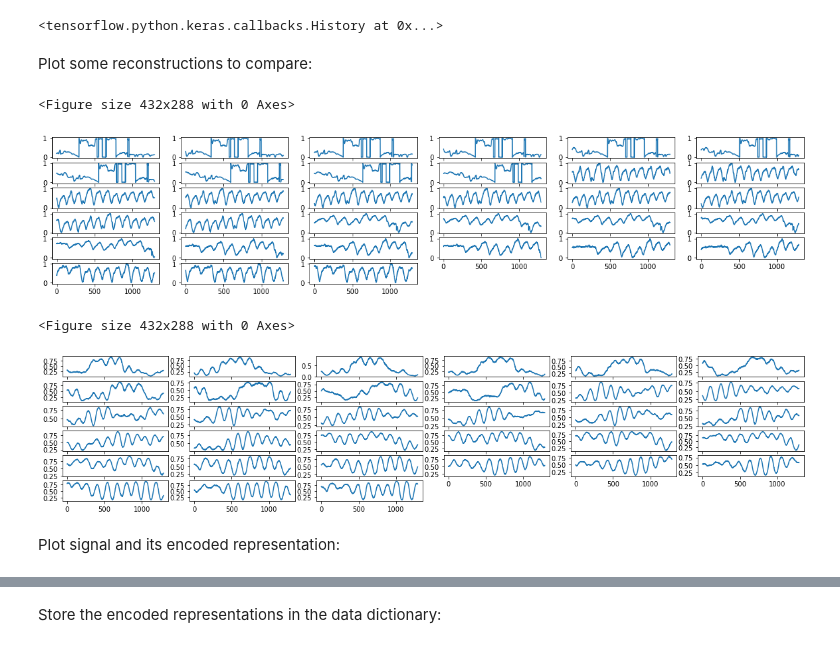
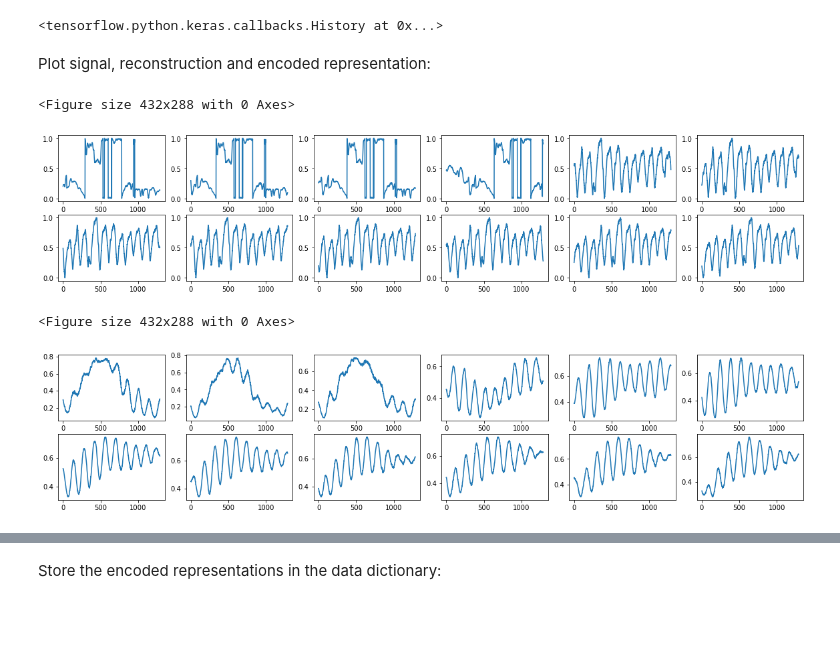
Before and after one commit to Aekai/Wi-Mind, a Jupyter notebook: FeatureExtractionModule/src/autoencoder_approach/autoencoder_classifiers-low-vs-high-with-TFv1.ipynb, the cells around one changed output, grey strips where cells are left out. Saved outputs shown, nothing was run; the diff lists cells and outputs as text; code cells hidden in the pictures; blank space fills up the shorter version.

```diff
--- a/FeatureExtractionModule/src/autoencoder_approach/autoencoder_classifiers-low-vs-high-with-TFv1.ipynb
+++ b/FeatureExtractionModule/src/autoencoder_approach/autoencoder_classifiers-low-vs-high-with-TFv1.ipynb
@@ -72,7 +72,7 @@ def model_train(model, x_train, y_train, batch_size, epochs, x_valid, y_valid, x
     score = score[0]
     return score, acc, epoch_data
 # %%
-def get_task_complexities_timeframes_br_hb(path, ident, seconds):
+def get_task_complexities_timeframes_br_hb(path, ident, seconds, checkIfValid=True):
     """Returns raw data along with task complexity class.
     TODO: join functions. Add parameter to choose different task types and complexities"""
 
@@ -120,6 +120,11 @@ def get_task_complexities_timeframes_br_hb(path, ident, seconds):
             tmpHB = dataextract.extract_from_heartbeat_time(data[0][new_start:new_end],
                                                                  data[1][new_start:new_end])
 
+            if checkIfValid and not (tmpBR['br_ok'][0]):
+                # don't add this to the data that will be returned
+                # by going to the next iteration
+                continue
+
             try:
 
                 tmp_tasks_data = np.vstack((tmp_tasks_data, dataextract.y[-samp_rate * seconds:]))
@@ -243,6 +238,12 @@ for ident in idents:
     # read data
     phase, y, breathing, heartbeat, combined = get_data_from_idents_br_hb(path, [ident], seconds)
 
+
+    if (y.shape[0] <= 0):
+        idents.remove(ident)
+        print(ident)
+        continue
+
     # load data into dictionary
     tmpDataDict['phase'] = phase
     tmpDataDict['y'] = y
@@ -259,7 +270,7 @@ epochs = 1000
 encoding_dim = 30
 ae_encoded_shape = np.empty((0,encoding_dim))
 # %%
-def compare_plot_n(data1, data2, plot_n=12):
+def compare_plot_n(data1, data2, data3, plot_n=12):
 
     #plot data1 values
     plt.figure()
@@ -330,15 +341,14 @@ WARNING:tensorflow:From D:\Miscellanious\Anaconda\envs\py37talos\lib\site-packag
 Instructions for updating:
 This property should not be used in TensorFlow 2.0, as updates are applied automatically.
 <tensorflow.python.keras.callbacks.History at 0x...>
-# %% [markdown]
-Plot some reconstructions to compare:
+# %% [markdown]
+Plot signal, reconstruction and encoded representation:
 # %%
 data2 = ct_ae.predict(phase_all_valid)
-compare_plot_n(phase_all_valid, data2, 33)
+data3 = ct_enc.predict(phase_all_valid)
+compare_plot_n(phase_all_valid, data2, data3)
 # %% [output]
 <Figure size 432x288 with 0 Axes>
-[figure, old version]
+[figure, new version]
 <Figure size 432x288 with 0 Axes>
-[figure, old version]
+[figure, new version]
-# %% [markdown]
-Plot signal and its encoded representation:
```
Also changed, not shown: parts of 28 cells of this notebook, 5 other files.
